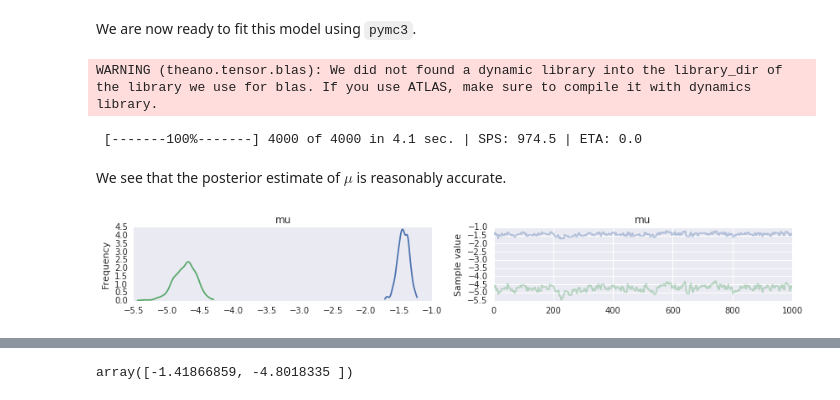
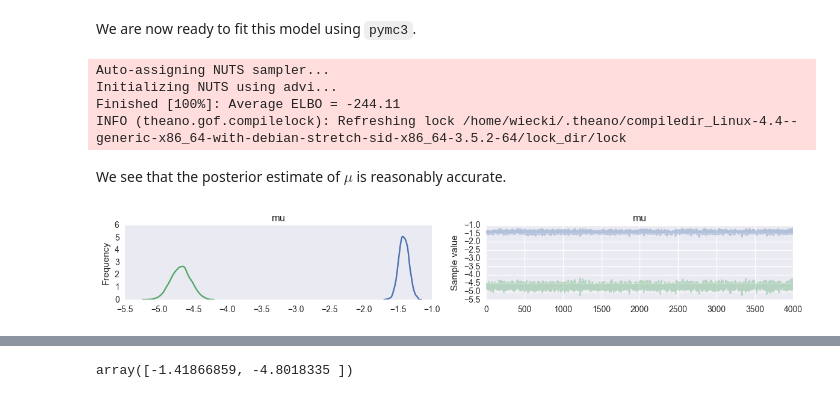
Before and after one commit to se7enstar25/pymc, a Jupyter notebook: docs/source/notebooks/LKJ.ipynb, the cells around one changed output, grey strips where cells are left out. Saved outputs shown, nothing was run; the diff lists cells and outputs as text; code cells hidden in the pictures.

Commit message:
MAINT Convert some examples to new sample() api. Adapt tests.

```diff
--- a/docs/source/notebooks/LKJ.ipynb
+++ b/docs/source/notebooks/LKJ.ipynb
@@ -100,7 +95,8 @@ n_thin = 2
 # %%
 with model:
-    step = pm.Metropolis()
-    trace_ = pm.sample(n_samples, step)
+    trace_ = pm.sample(n_samples, n_init=50000)
 # %% [output]
-WARNING (theano.tensor.blas): We did not found a dynamic library into the library_dir of the library we use for blas. If you use ATLAS, make sure to compile it with dynamics library.
+Auto-assigning NUTS sampler...
+Initializing NUTS using advi...
+Finished [100%]: Average ELBO = -244.11
+INFO (theano.gof.compilelock): Refreshing lock /home/wiecki/.theano/compiledir_Linux-4.4--generic-x86_64-with-debian-stretch-sid-x86_64-3.5.2-64/lock_dir/lock
- [-------100%-------] 4000 of 4000 in 4.1 sec. | SPS: 974.5 | ETA: 0.0
@@ -109,9 +103,9 @@ trace = trace_[n_burn::n_thin]
 # %% [markdown]
 We see that the posterior estimate of $\mu$ is reasonably accurate.
 # %%
-pm.traceplot(trace, varnames=['mu']);
+pm.traceplot(trace_, varnames=['mu']);
 # %% [output]
-[figure, old version]
+[figure, new version]
 # %%
 trace['mu'].mean(axis=0)
 # %% [output]
```
Also changed, not shown: parts of 8 cells of this notebook, 9 other files.
